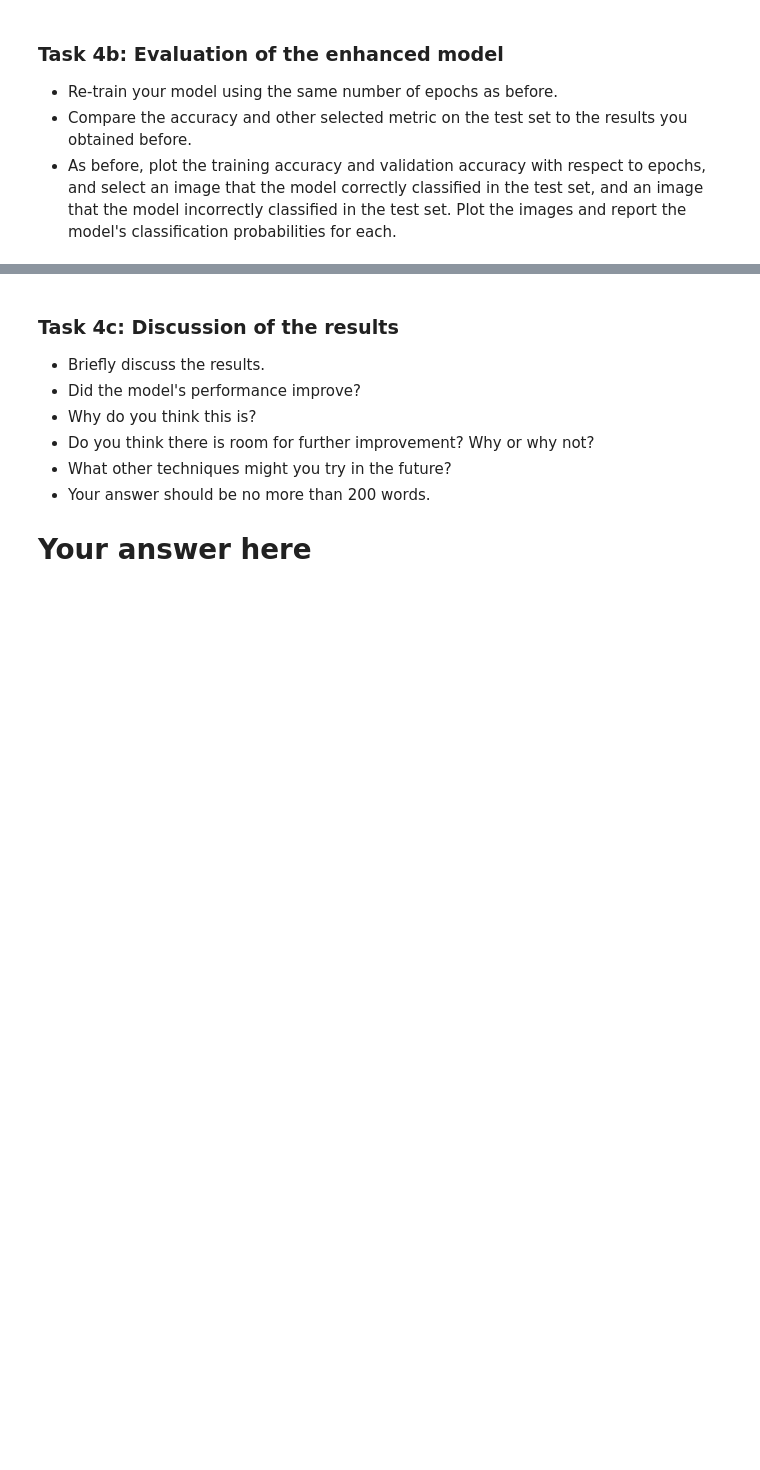
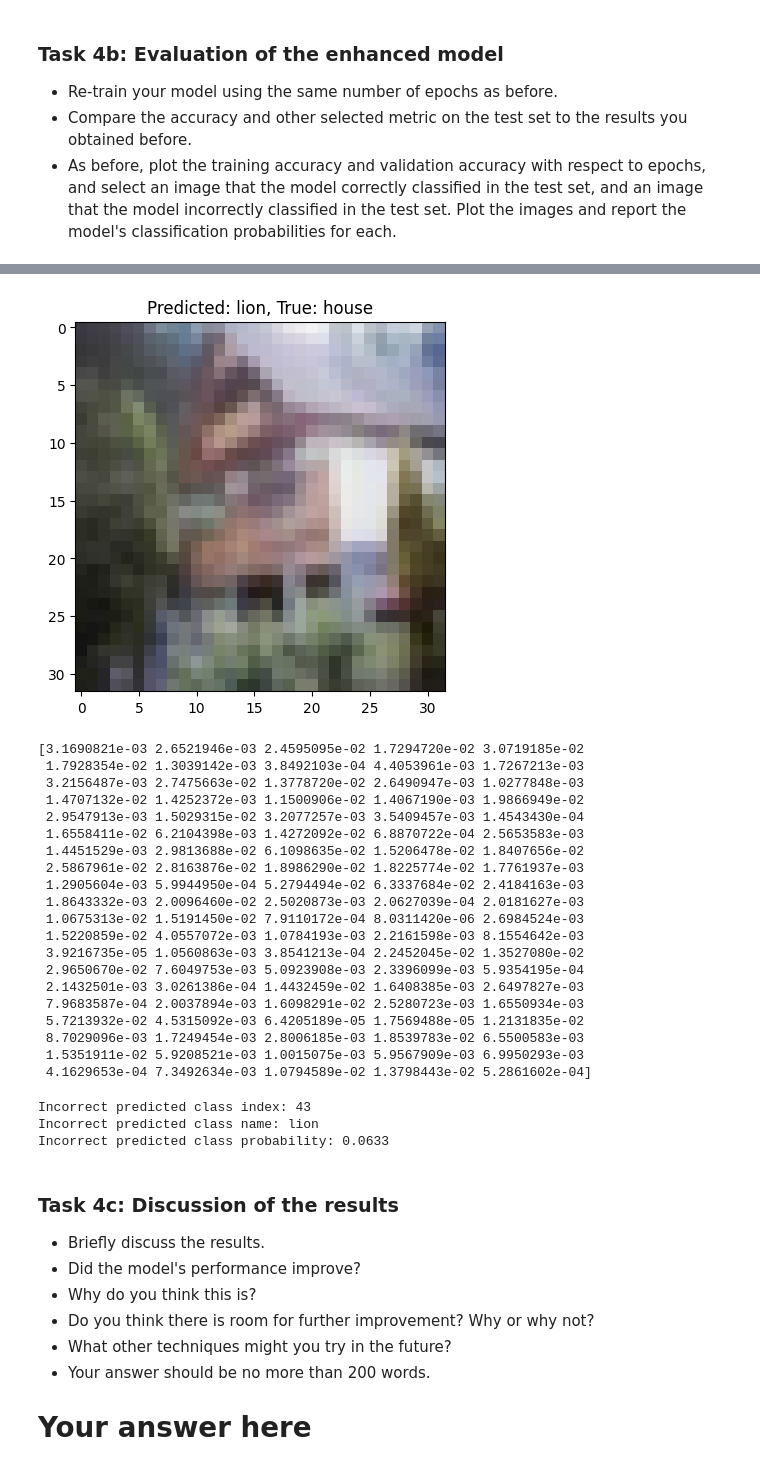
Before and after one commit to neethil/deep_learning, a Jupyter notebook: 02_activities/assignments/assignment_1.ipynb, the cells around one changed output, grey strips where cells are left out. Drawn from its saved outputs; the diff is of its cells as text; code cells hidden in the pictures; blank space fills up the shorter version.

```diff
--- a/02_activities/assignments/assignment_1.ipynb
+++ b/02_activities/assignments/assignment_1.ipynb
@@ -454,3 +667,46 @@ Here we randomly select an incorrect image and compute its class index, probabil
+# %%
+# Select a random incorrectly classified image
+incorrect_image = np.random.choice(wrong_index)
+
+plt.imshow(x_test[incorrect_image])
+plt.title(f"Predicted: {class_names[y_pred_label[incorrect_image]]}, True: {class_names[y_test_int[incorrect_image]]}")
+plt.show()
+
+# Model's classification probability for incorrect image
+probab_incorrect = y_pred_test[incorrect_image]
+print(probab_incorrect)
+# %% [output]
+[figure, added]
+[3.1690821e-03 2.6521946e-03 2.4595095e-02 1.7294720e-02 3.0719185e-02
+ 1.7928354e-02 1.3039142e-03 3.8492103e-04 4.4053961e-03 1.7267213e-03
+ 3.2156487e-03 2.7475663e-02 1.3778720e-02 2.6490947e-03 1.0277848e-03
+ 1.4707132e-02 1.4252372e-03 1.1500906e-02 1.4067190e-03 1.9866949e-02
+ 2.9547913e-03 1.5029315e-02 3.2077257e-03 3.5409457e-03 1.4543430e-04
+ 1.6558411e-02 6.2104398e-03 1.4272092e-02 6.8870722e-04 2.5653583e-03
+ 1.4451529e-03 2.9813688e-02 6.1098635e-02 1.5206478e-02 1.8407656e-02
+ 2.5867961e-02 2.8163876e-02 1.8986290e-02 1.8225774e-02 1.7761937e-03
+ 1.2905604e-03 5.9944950e-04 5.2794494e-02 6.3337684e-02 2.4184163e-03
+ 1.8643332e-03 2.0096460e-02 2.5020873e-03 2.0627039e-04 2.0181627e-03
+ 1.0675313e-02 1.5191450e-02 7.9110172e-04 8.0311420e-06 2.6984524e-03
+ 1.5220859e-02 4.0557072e-03 1.0784193e-03 2.2161598e-03 8.1554642e-03
+ 3.9216735e-05 1.0560863e-03 3.8541213e-04 2.2452045e-02 1.3527080e-02
+ 2.9650670e-02 7.6049753e-03 5.0923908e-03 2.3396099e-03 5.9354195e-04
+ 2.1432501e-03 3.0261386e-04 1.4432459e-02 1.6408385e-03 2.6497827e-03
+ 7.9683587e-04 2.0037894e-03 1.6098291e-02 2.5280723e-03 1.6550934e-03
+ 5.7213932e-02 4.5315092e-03 6.4205189e-05 1.7569488e-05 1.2131835e-02
+ 8.7029096e-03 1.7249454e-03 2.8006185e-03 1.8539783e-02 6.5500583e-03
+ 1.5351911e-02 5.9208521e-03 1.0015075e-03 5.9567909e-03 6.9950293e-03
+ 4.1629653e-04 7.3492634e-03 1.0794589e-02 1.3798443e-02 5.2861602e-04]
+# %%
+probab_incorrect_index= np.argmax(probab_incorrect)
+
+print(f"Incorrect predicted class index: {probab_incorrect_index}")
+print(f"Incorrect predicted class name: {class_names[probab_incorrect_index]}")
+print(f"Incorrect predicted class probability: {probab_incorrect[probab_incorrect_index]:.4f}")
+# %% [output]
+Incorrect predicted class index: 43
+Incorrect predicted class name: lion
+Incorrect predicted class probability: 0.0633
 # %% [markdown]
 ### Task 4c: Discussion of the results
 
```
Also changed, not shown: parts of 22 cells of this notebook.
